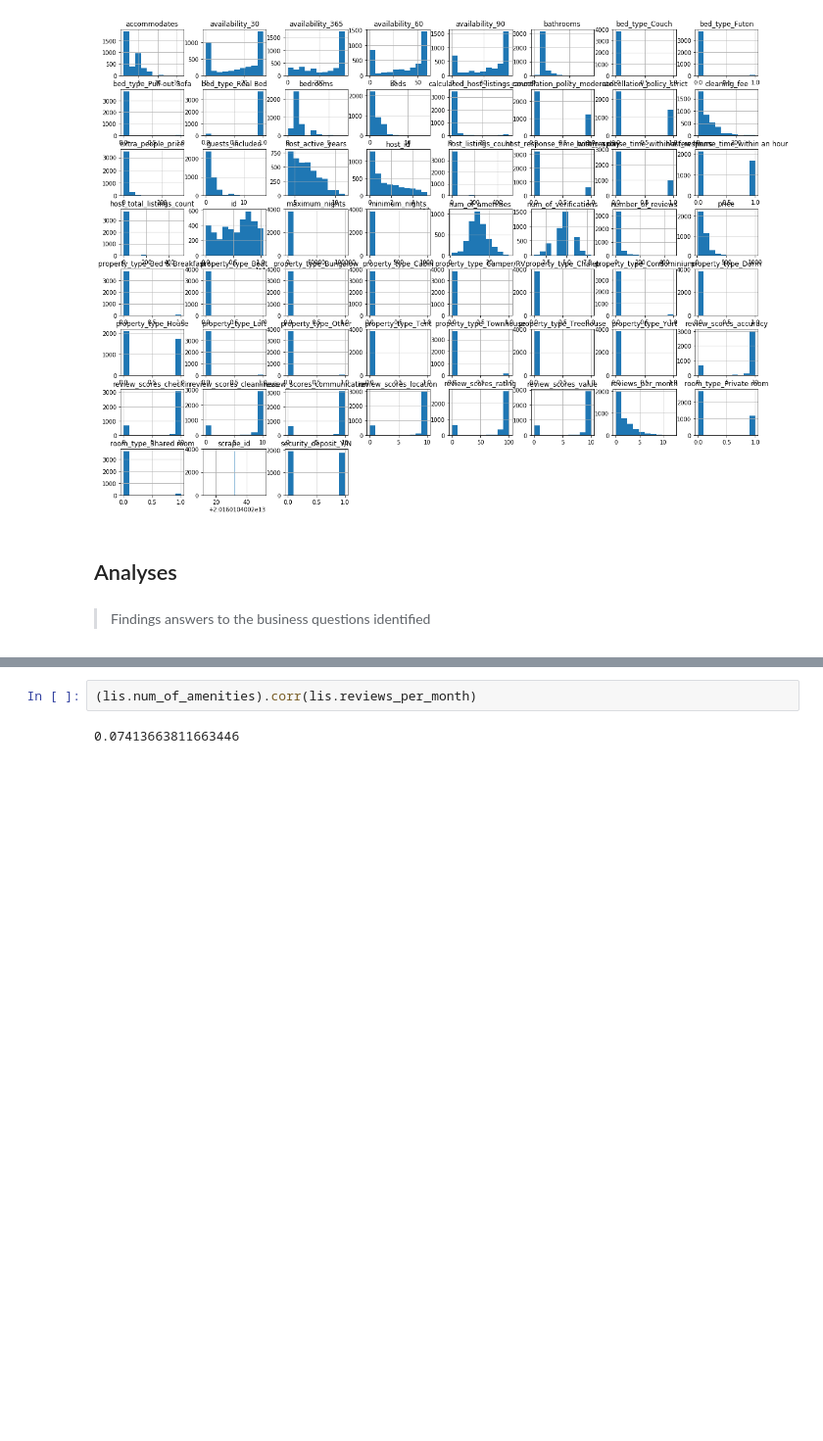
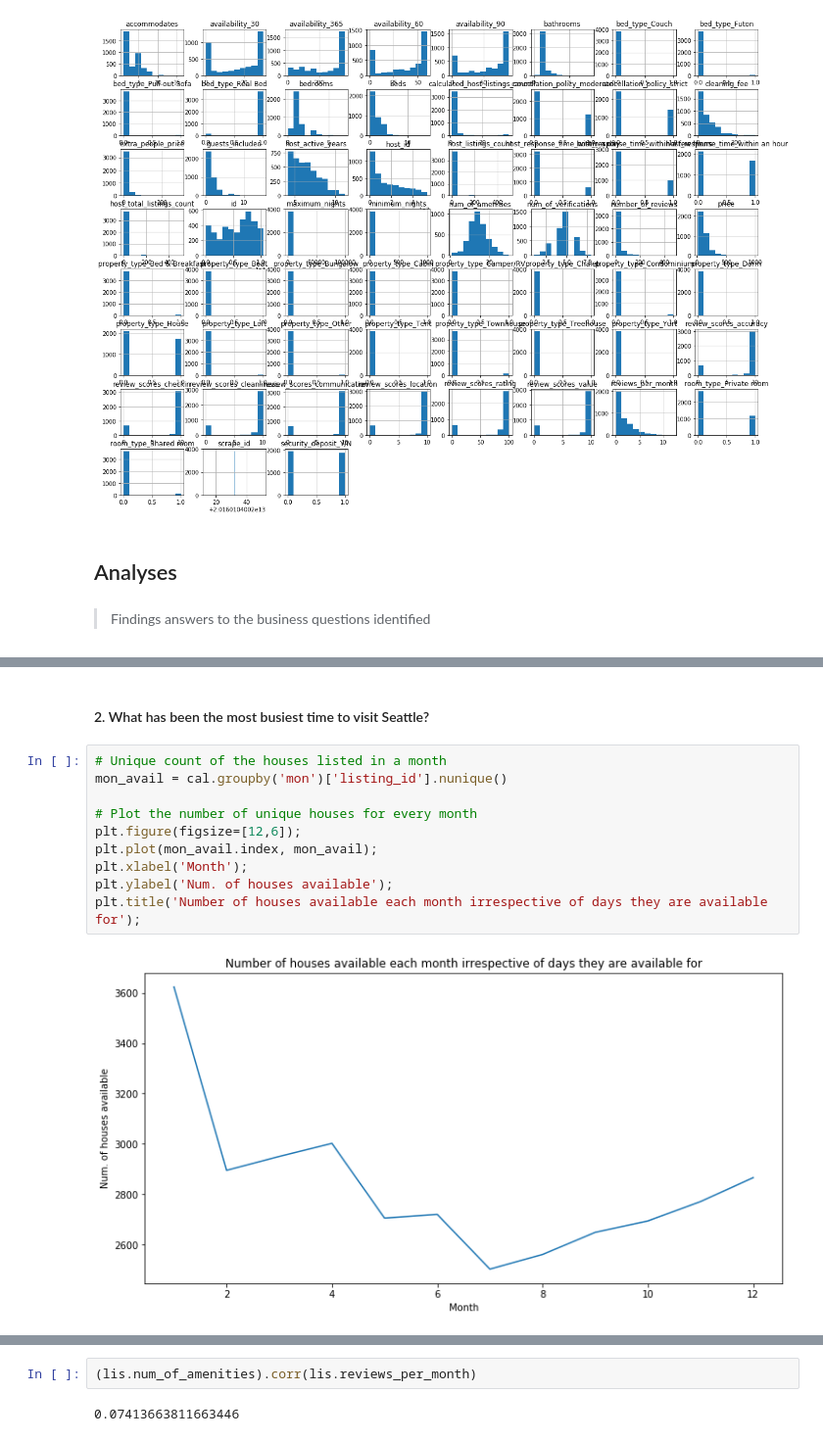
Before and after one commit to ArushiC/Seattle-Airbnb, a Jupyter notebook: Seattle AirBnB Open Data.ipynb, the cells around one changed output, grey strips where cells are left out. Shown at 98% size. Cells and saved outputs as stored; diff of their text form; blank space fills up the shorter version.

```diff
--- a/Seattle AirBnB Open Data.ipynb
+++ b/Seattle AirBnB Open Data.ipynb
@@ -474,0 +429,14 @@ array(['Queen Anne', 'Queen Anne', 'Queen Anne', ..., 'NO_MATCH',
+# %% [markdown]
+#### 2. What has been the most busiest time to visit Seattle?
+# %%
+# Unique count of the houses listed in a month
+mon_avail = cal.groupby('mon')['listing_id'].nunique()
+
+# Plot the number of unique houses for every month
+plt.figure(figsize=[12,6]);
+plt.plot(mon_avail.index, mon_avail);
+plt.xlabel('Month');
+plt.ylabel('Num. of houses available');
+plt.title('Number of houses available each month irrespective of days they are available for');
+# %% [output]
+[figure, added]
```
Also changed, not shown: parts of 66 cells of this notebook.
